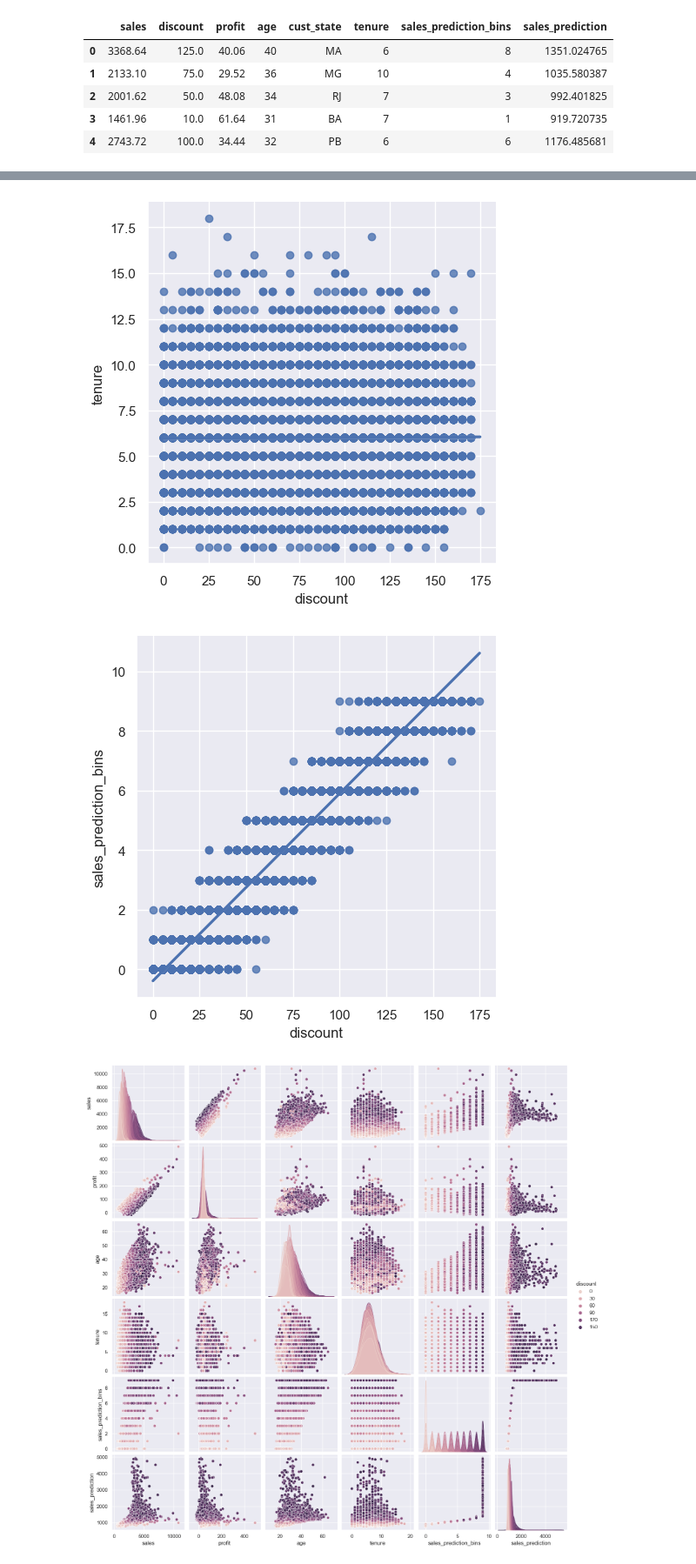
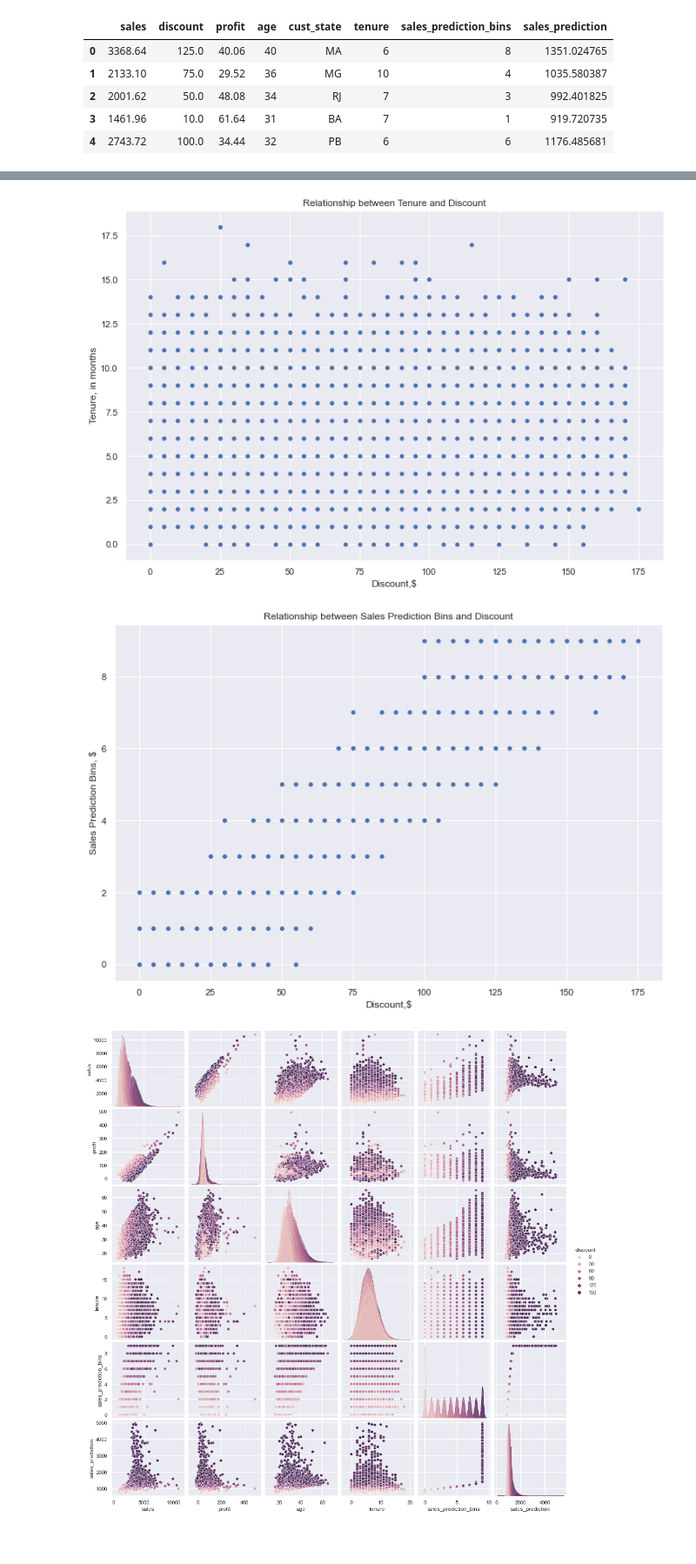
Before and after one commit to oscar-esvi/Predicting-the-Profitability-of-Discounts, a Jupyter notebook: Estimating_the_Profitability_of_Discounts.ipynb, the cells around one changed output, grey strips where cells are left out. Shown at 87% size. Cells and saved outputs as stored; diff of their text form; code cells hidden in the pictures; blank space fills up the shorter version.

```diff
--- a/Estimating_the_Profitability_of_Discounts.ipynb
+++ b/Estimating_the_Profitability_of_Discounts.ipynb
@@ -93,16 +109,24 @@ plt.show()
 # %%
 # relationship between tenure and discount
-sns.lmplot(x="discount", y="tenure", data=df)
+plt.figure(figsize=(12,8))
+sns.scatterplot(x="discount", y="tenure", data=df)
+plt.ylabel('Tenure, in months')
+plt.xlabel('Discount,$')
+plt.title('Relationship between Tenure and Discount')
 plt.show()
 # %% [output]
-[figure, old version]
+[figure, new version]
 # %%
 # This is not correct?
 # I chose lmplot since it gives you a scatterplot with a linear regresion applied to it, which makes it easier to interpret the data
-sns.lmplot(x="discount", y="sales_prediction_bins", data=df)
+plt.figure(figsize=(12,8))
+sns.scatterplot(x="discount", y="sales_prediction_bins", data=df)
+plt.ylabel('Sales Prediction Bins, $')
+plt.xlabel('Discount,$')
+plt.title('Relationship between Sales Prediction Bins and Discount')
 plt.show()
 # %% [output]
-[figure, old version]
+[figure, new version]
 # %%
 # Interesting comparison between df2 parameters and discount
 sns.pairplot(df2, hue='discount')
```
Also changed, not shown: parts of 24 cells of this notebook, 1 other file.
